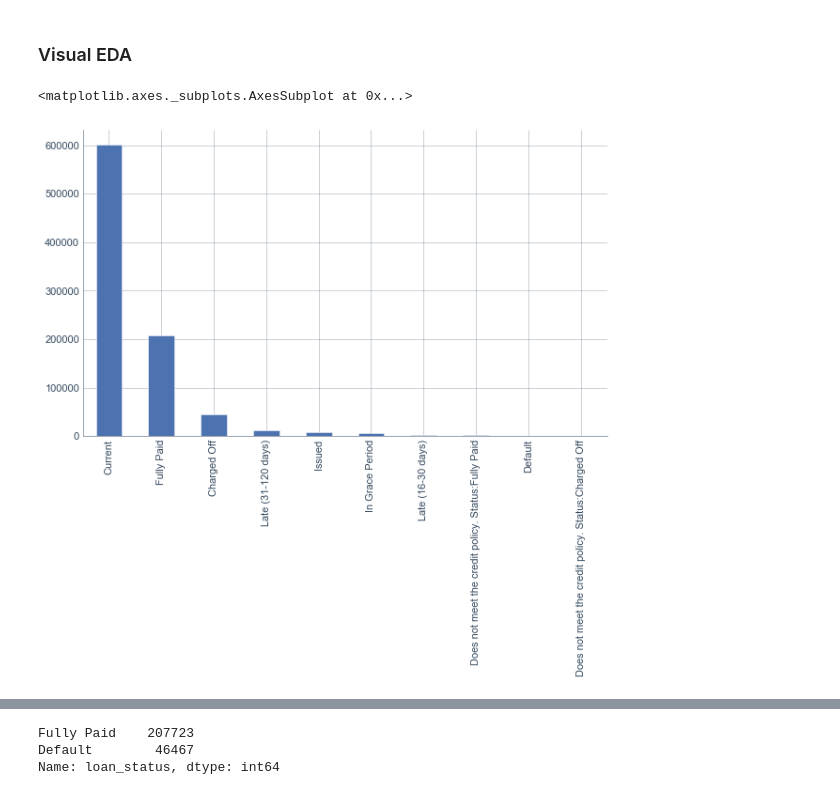
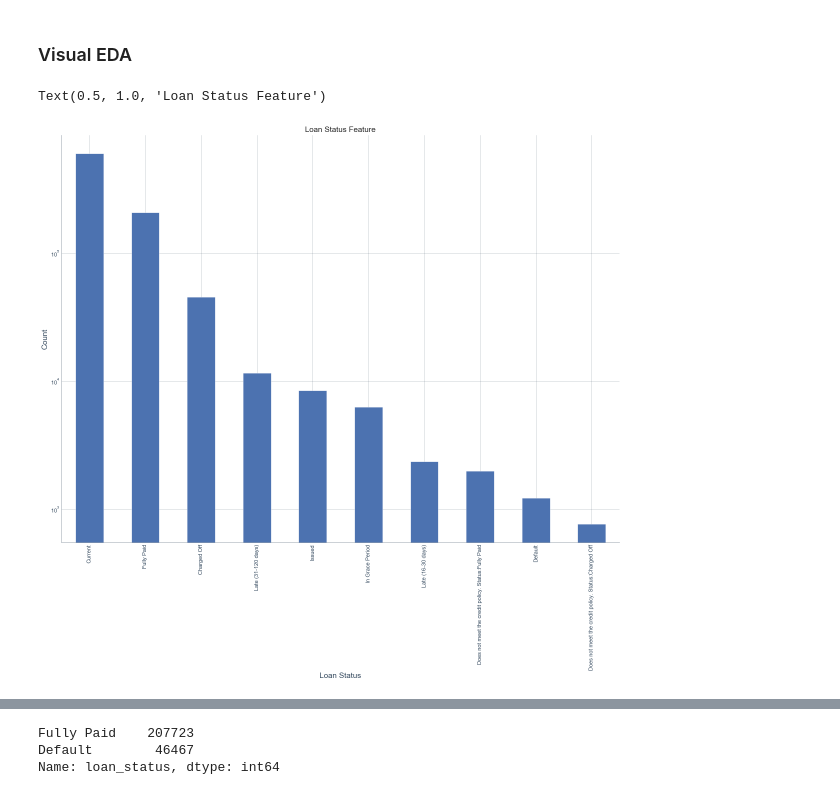
Before and after one commit to vanditnarula123/SpringBoard, a Jupyter notebook: Consolidated Lending Club Project 1.ipynb, the cells around one changed output, grey strips where cells are left out. Cells and saved outputs as stored; diff of their text form; code cells hidden in the pictures.

```diff
--- a/Consolidated Lending Club Project 1.ipynb
+++ b/Consolidated Lending Club Project 1.ipynb
@@ -268,21 +337,24 @@ df = df.drop('pymnt_plan',axis=1)
 # %% [markdown]
 ### Visual EDA
 # %%
-df['loan_status'].value_counts().plot(kind='bar')
+df['loan_status'].value_counts().plot(kind='bar', figsize=(20,15),logy=True)
+plt.xlabel('Loan Status')
+plt.ylabel('Count')
+plt.title('Loan Status Feature')
 
 #interesting, since our goal is to figure out whether a new borrower will default or not we have to compare
 #our target variable is loan status with a binary value:default or no default
 #fully paid off vs (charged off & defaulted)
 #The current loan status are still ongoing and we don't know the end result
 
 #Loans that are in "Default" are loans for which borrowers have failed
 #to make payments for an extended period of time.
 
 #Charge Off typically occurs when a loan is 120 days or more past due and
 #there is no reasonable expectation of sufficient payment to prevent the charge off.
 # %% [output]
-<matplotlib.axes._subplots.AxesSubplot at 0x...>
+Text(0.5, 1.0, 'Loan Status Feature')
-[figure, old version]
+[figure, new version]
 # %%
 #drop categories not needed in loan status
 
```
Also changed, not shown: parts of 44 cells of this notebook, 1 other file.
